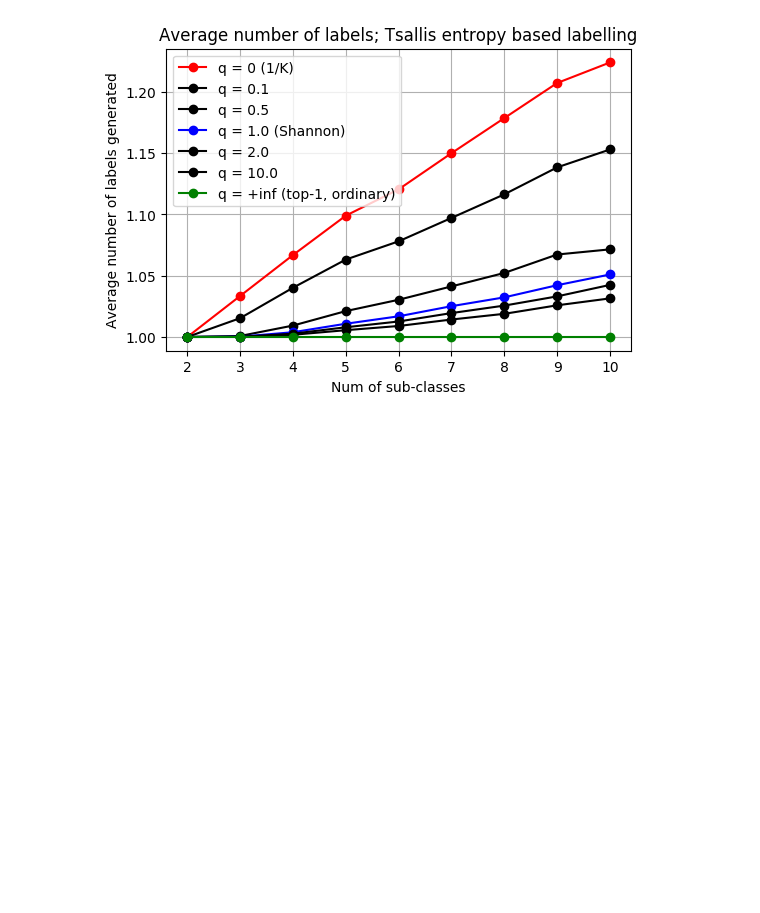
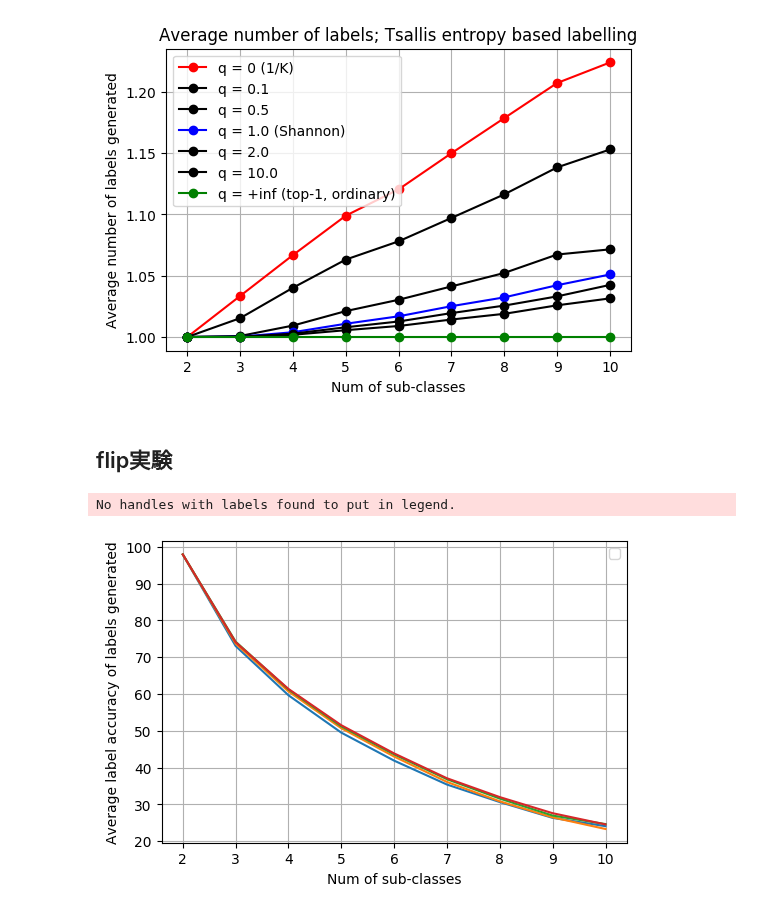
Before and after one commit to 1W1521375/entropy_labelling, a Jupyter notebook: for_graphs.ipynb, the cells around one changed output. Saved outputs shown, nothing was run; the diff lists cells and outputs as text; code cells hidden in the pictures; blank space fills up the shorter version.

```diff
--- a/for_graphs.ipynb
+++ b/for_graphs.ipynb
@@ -57,3 +57,28 @@ plt.grid(True)
 plt.savefig("tsallis_qs_lnum.pdf")
 # %% [output]
 [figure]
+# %% [markdown]
+## flip実験
+# %%
+qtenth = [(1.0, 97.91555555555556, 97.91555555555556), (1.0591833333333331, 73.03852117145202, 76.51041666666669), (1.1319952380952378, 59.65154806555089, 66.61309523809527), (1.2116289682539683, 49.49836908154548, 59.22063492063491), (1.2801071428571433, 41.89292957186711, 53.06333333333332), (1.361395833333333, 35.395972253288896, 47.84916666666667), (1.4438777777777778, 30.63652037621907, 44.00444444444444), (1.52705, 26.339315136202078, 40.085), (1.617, 24.0878169449598, 38.95)]
+qhalf = [(1.0, 97.91555555555556, 97.91555555555556), (1.0208208333333333, 73.69966190927576, 74.82333333333331), (1.0678571428571426, 60.698810373122846, 64.2647619047619), (1.1232380952380954, 50.70339701373629, 56.48948412698413), (1.1767880952380958, 43.00245582477226, 50.19999999999998), (1.250083333333334, 36.10689962882328, 44.81666666666665), (1.3140444444444448, 30.838132090835376, 40.314444444444455), (1.39665, 26.478891772001987, 36.89), (1.432, 23.324022346368714, 33.4)]
+q2 = [(1.0, 97.91555555555556, 97.91555555555556), (1.007216666666667, 74.22263925746093, 74.62416666666667), (1.0365833333333336, 61.20415804696911, 63.15476190476189), (1.077345238095238, 51.202654744059295, 54.86408730158732), (1.123052380952381, 43.59557004174789, 48.66452380952381), (1.1860499999999994, 36.847909577255464, 43.41291666666669), (1.2463666666666666, 31.582860202102307, 39.18666666666666), (1.3049500000000003, 26.96970689853515, 35.105000000000004), (1.314, 24.65753424657534, 32.4)]
+q10 = [(1.0, 97.91555555555556, 97.91555555555556), (1.003020833333333, 74.09445284802855, 74.26791666666664), (1.0264404761904764, 61.375713956971325, 62.83047619047619), (1.059238095238095, 51.5133841784799, 54.39761904761905), (1.1026857142857154, 43.85692160352842, 48.13142857142858), (1.1636958333333332, 37.10839299144631, 42.927499999999995), (1.215633333333333, 31.98528479030524, 38.71111111111111), (1.27485, 27.614264899088017, 35.095), (1.329, 24.5673438675696, 32.65)]
+# %%
+qtenth_lqual = [e[1] for e in qtenth]
+qhalf_lqual = [e[1] for e in qhalf]
+q2_lqual = [e[1] for e in q2]
+q10_lqual = [e[1] for e in q10]
+# %%
+plt.figure(dpi = 100)
+plt.plot([i for i in range(2, 11)], qtenth_lqual)
+plt.plot([i for i in range(2, 11)], qhalf_lqual)
+plt.plot([i for i in range(2, 11)], q2_lqual)
+plt.plot([i for i in range(2, 11)], q10_lqual)
+plt.xlabel("Num of sub-classes")
+plt.ylabel("Average label accuracy of labels generated")
+plt.legend(loc = 'best')
+plt.grid(True)
+# %% [output]
+No handles with labels found to put in legend.
+[figure, added]
```
Also changed, not shown: 2 other files.
